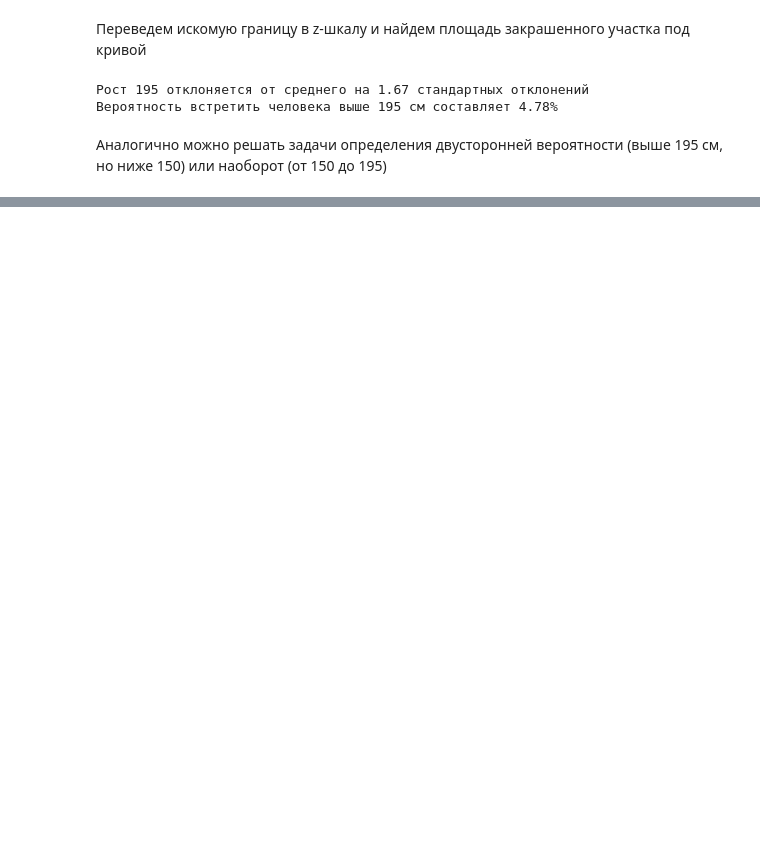
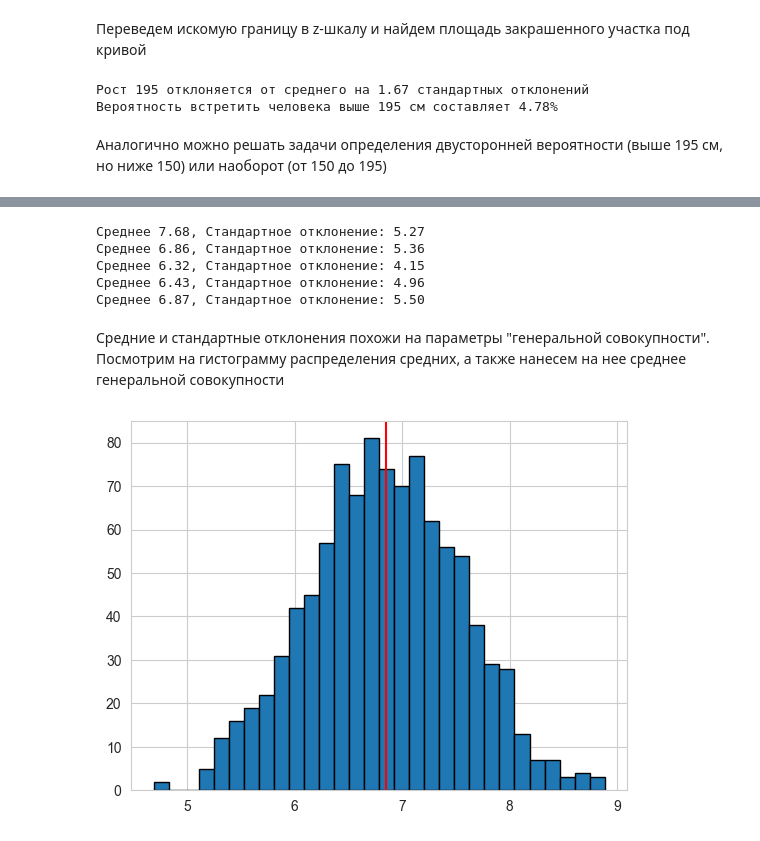
Before and after one commit to zakharkousnetsov/DS_projects, a Jupyter notebook: 00_statistics/statistics.ipynb, the cells around one changed output, grey strips where cells are left out. Saved outputs shown, nothing was run; the diff lists cells and outputs as text; code cells hidden in the pictures; blank space fills up the shorter version.

```diff
--- a/00_statistics/statistics.ipynb
+++ b/00_statistics/statistics.ipynb
@@ -96,0 +112,21 @@ print(f'Вероятность встретить человека выше {q}
+# %%
+means = []
+for i in range(1000):
+    sample = np.random.choice(dist, size=50)
+    if i<5:
+        print(f'Среднее {np.mean(sample):.2f}, Стандартное отклонение: {np.std(sample):.2f}')
+    means.append(np.mean(sample))
+# %% [output]
+Среднее 7.68, Стандартное отклонение: 5.27
+Среднее 6.86, Стандартное отклонение: 5.36
+Среднее 6.32, Стандартное отклонение: 4.15
+Среднее 6.43, Стандартное отклонение: 4.96
+Среднее 6.87, Стандартное отклонение: 5.50
+# %% [markdown]
+Средние и стандартные отклонения похожи на параметры "генеральной совокупности". Посмотрим на гистограмму распределения средних, а также нанесем на нее среднее генеральной совокупности
+# %%
+plt.hist(means, bins=30, ec='k');
+# plt.plot(np.random.normal(loc=np.mean(dist), scale=np.std(dist), size=1000))
+plt.axvline(np.mean(dist), color='red');
+# %% [output]
+[figure, added]
```
Also changed, not shown: parts of 10 cells of this notebook, 1 other file.
